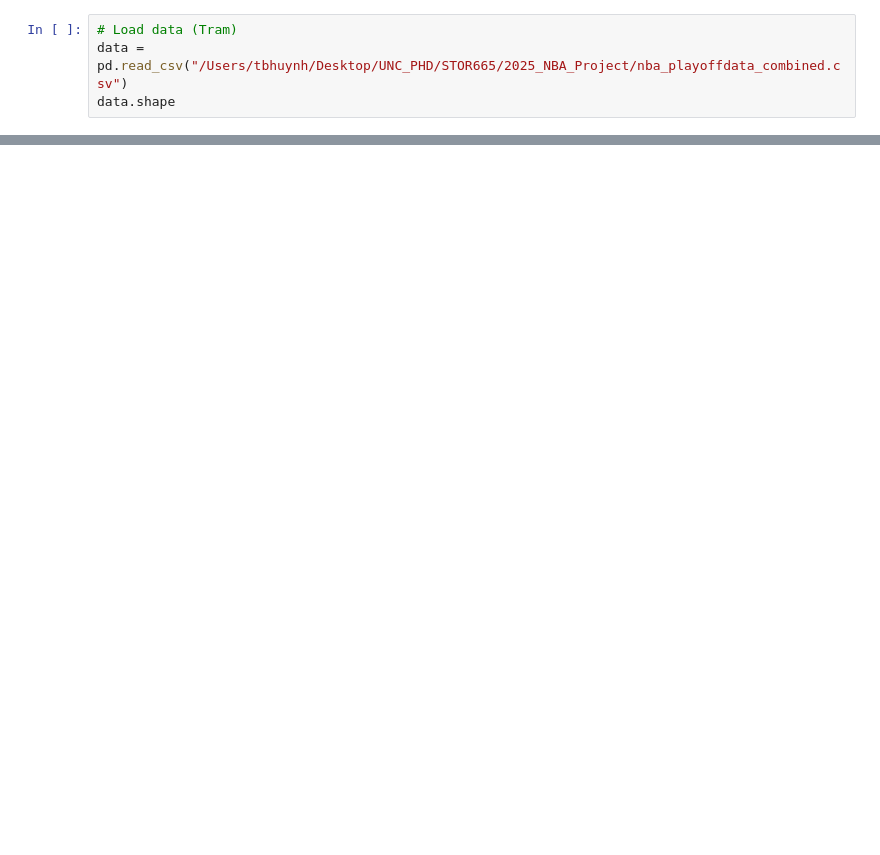
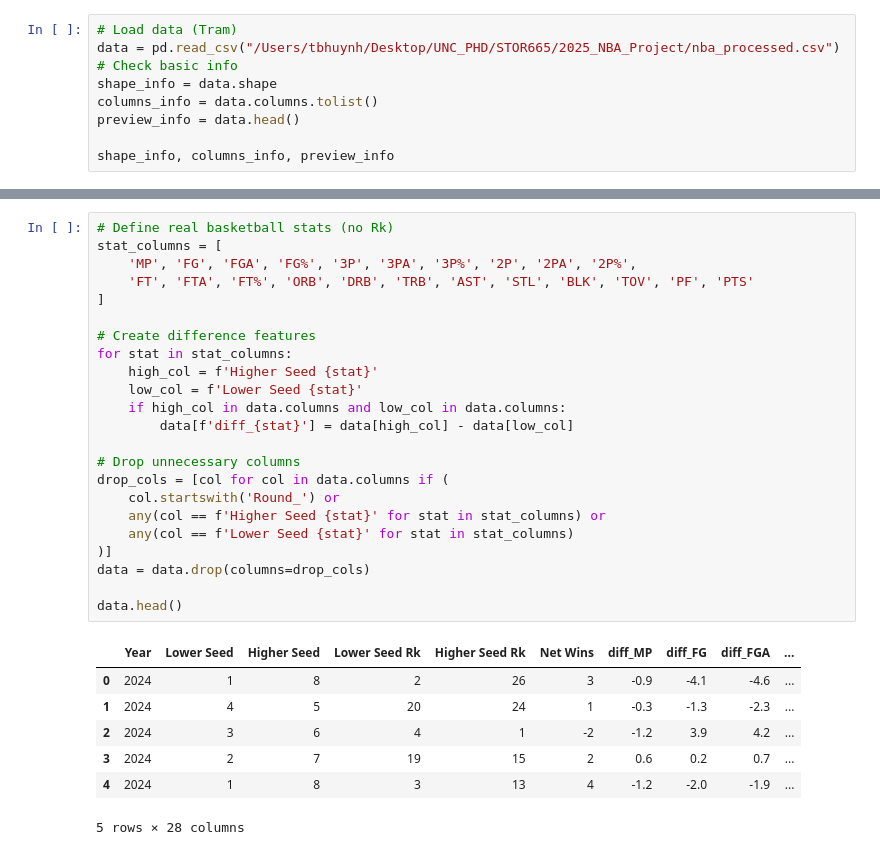
Before and after one commit to ashzhe7/2025_NBA_Project, a Jupyter notebook: NBA_XGBoost.ipynb, the cells around one changed output, grey strips where cells are left out. Saved outputs shown, nothing was run; the diff lists cells and outputs as text; blank space fills up the shorter version.

```diff
--- a/NBA_XGBoost.ipynb
+++ b/NBA_XGBoost.ipynb
@@ -16,5 +20,10 @@ import optuna
 # %%
 # Load data (Tram)
-data = pd.read_csv("/Users/tbhuynh/Desktop/UNC_PHD/STOR665/2025_NBA_Project/nba_playoffdata_combined.csv")
-data.shape
+data = pd.read_csv("/Users/tbhuynh/Desktop/UNC_PHD/STOR665/2025_NBA_Project/nba_processed.csv")
+# Check basic info
+shape_info = data.shape
+columns_info = data.columns.tolist()
+preview_info = data.head()
+
+shape_info, columns_info, preview_info
 # %% [output]
@@ -119,0 +47,31 @@ XGBoost Test MSE after tuning: 1.1086
+# %%
+# Define real basketball stats (no Rk)
+stat_columns = [
+    'MP', 'FG', 'FGA', 'FG%', '3P', '3PA', '3P%', '2P', '2PA', '2P%',
+    'FT', 'FTA', 'FT%', 'ORB', 'DRB', 'TRB', 'AST', 'STL', 'BLK', 'TOV', 'PF', 'PTS'
+]
+
+# Create difference features
+for stat in stat_columns:
+    high_col = f'Higher Seed {stat}'
+    low_col = f'Lower Seed {stat}'
+    if high_col in data.columns and low_col in data.columns:
+        data[f'diff_{stat}'] = data[high_col] - data[low_col]
+
+# Drop unnecessary columns
+drop_cols = [col for col in data.columns if (
+    col.startswith('Round_') or
+    any(col == f'Higher Seed {stat}' for stat in stat_columns) or
+    any(col == f'Lower Seed {stat}' for stat in stat_columns)
+)]
+data = data.drop(columns=drop_cols)
+
+data.head()
+# %% [output]
+|  | Year | Lower Seed | Higher Seed | Lower Seed Rk | Higher Seed Rk | Net Wins | diff_MP | diff_FG | diff_FGA | ... |
+| 0 | 2024 | 1 | 8 | 2 | 26 | 3 | -0.9 | -4.1 | -4.6 | ... |
+| 1 | 2024 | 4 | 5 | 20 | 24 | 1 | -0.3 | -1.3 | -2.3 | ... |
+| 2 | 2024 | 3 | 6 | 4 | 1 | -2 | -1.2 | 3.9 | 4.2 | ... |
+| 3 | 2024 | 2 | 7 | 19 | 15 | 2 | 0.6 | 0.2 | 0.7 | ... |
+| 4 | 2024 | 1 | 8 | 3 | 13 | 4 | -1.2 | -2.0 | -1.9 | ... |
+5 rows × 28 columns
```
Also changed, not shown: parts of 8 cells of this notebook.
